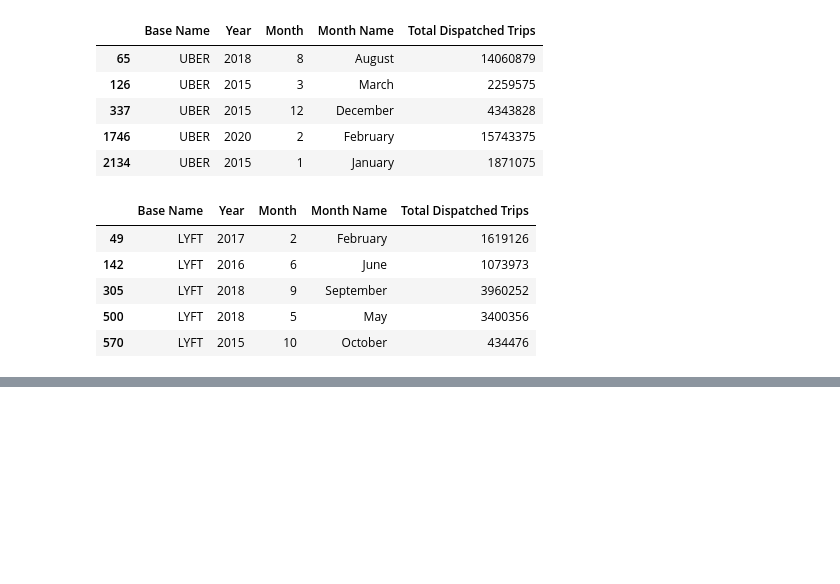
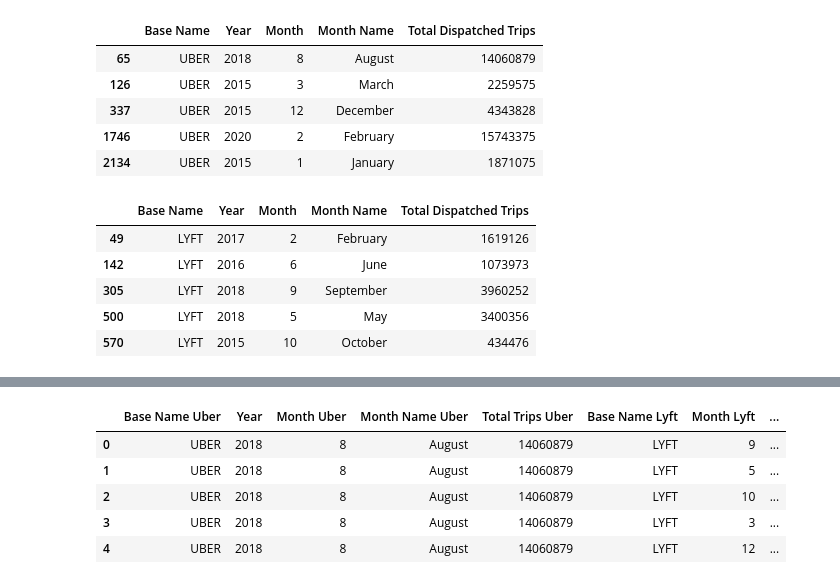
Before and after one commit to Ntorres95/Rideshares_vs_Weather, a Jupyter notebook: UberLyft/Uber_Lyft_dataframe.ipynb, the cells around one changed output, grey strips where cells are left out. Saved outputs shown, nothing was run; the diff lists cells and outputs as text; code cells hidden in the pictures; blank space fills up the shorter version.

```diff
--- a/UberLyft/Uber_Lyft_dataframe.ipynb
+++ b/UberLyft/Uber_Lyft_dataframe.ipynb
@@ -197,0 +210,17 @@ SyntaxError: invalid syntax (<ipython-input-20-926263193155>, line 1)
+# %%
+grouped_df = uber_lyft_df.rename(columns={"Base Name_x": "Base Name Uber",
+                                          "Month_x": "Month Uber",
+                                          "Month Name_x": "Month Name Uber",
+                                          "Total Dispatched Trips_x": "Total Trips Uber",
+                                          "Base Name_y": "Base Name Lyft",
+                                         "Month_y": "Month Lyft",
+                                          "Month Name_y": "Month Name Lyft",
+                                          "Total Dispatched Trips_y": "Total Trips Lyft"})
+grouped_df.head()
+# %% [output]
+|  | Base Name Uber | Year | Month Uber | Month Name Uber | Total Trips Uber | Base Name Lyft | Month Lyft | ... |
+| 0 | UBER | 2018 | 8 | August | 14060879 | LYFT | 9 | ... |
+| 1 | UBER | 2018 | 8 | August | 14060879 | LYFT | 5 | ... |
+| 2 | UBER | 2018 | 8 | August | 14060879 | LYFT | 10 | ... |
+| 3 | UBER | 2018 | 8 | August | 14060879 | LYFT | 3 | ... |
+| 4 | UBER | 2018 | 8 | August | 14060879 | LYFT | 12 | ... |
```
Also changed, not shown: parts of 1 cell of this notebook.
